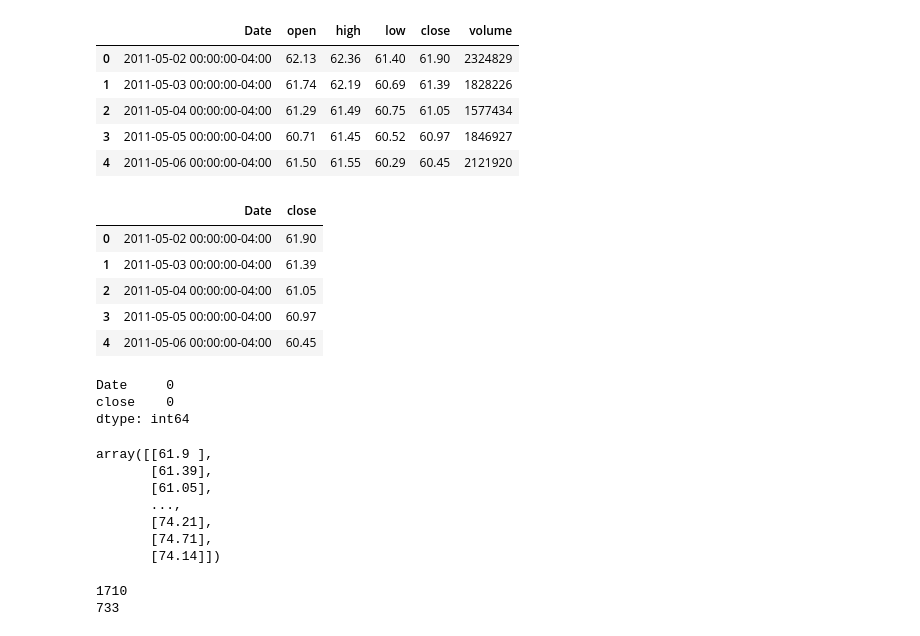
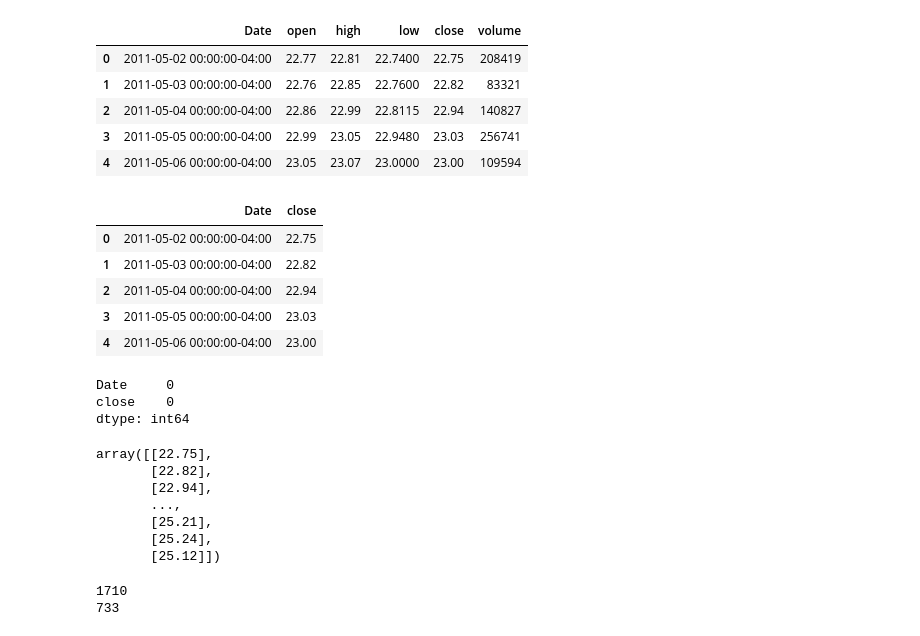
Before and after one commit to ummearusha/Insuring_Insurance_Payments, a Jupyter notebook: price_predictor_jb.ipynb, the cells around one changed output. Cells and saved outputs as stored; diff of their text form; code cells hidden in the pictures.

```diff
--- a/price_predictor_jb.ipynb
+++ b/price_predictor_jb.ipynb
@@ -20,27 +20,27 @@ from pathlib import Path
 import plotly.graph_objs as go
 # %%
 #Importing CSV
-csvpath = Path("Resources/VNQ.csv")
+csvpath = Path("Resources/PZA.csv")
 ETF = pd.read_csv(csvpath)
 ETF.head()
 # %% [output]
 |  | Date | open | high | low | close | volume |
-| 0 | 2011-05-02 00:00:00-04:00 | 62.13 | 62.36 | 61.40 | 61.90 | 2324829 |
-| 1 | 2011-05-03 00:00:00-04:00 | 61.74 | 62.19 | 60.69 | 61.39 | 1828226 |
-| 2 | 2011-05-04 00:00:00-04:00 | 61.29 | 61.49 | 60.75 | 61.05 | 1577434 |
-| 3 | 2011-05-05 00:00:00-04:00 | 60.71 | 61.45 | 60.52 | 60.97 | 1846927 |
-| 4 | 2011-05-06 00:00:00-04:00 | 61.50 | 61.55 | 60.29 | 60.45 | 2121920 |
+| 0 | 2011-05-02 00:00:00-04:00 | 22.77 | 22.81 | 22.7400 | 22.75 | 208419 |
+| 1 | 2011-05-03 00:00:00-04:00 | 22.76 | 22.85 | 22.7600 | 22.82 | 83321 |
+| 2 | 2011-05-04 00:00:00-04:00 | 22.86 | 22.99 | 22.8115 | 22.94 | 140827 |
+| 3 | 2011-05-05 00:00:00-04:00 | 22.99 | 23.05 | 22.9480 | 23.03 | 256741 |
+| 4 | 2011-05-06 00:00:00-04:00 | 23.05 | 23.07 | 23.0000 | 23.00 | 109594 |
 # %%
 # Removing all columns but close_price
 ETF.drop(columns=['open', 'high', 'low', 'volume'], inplace=True)
 ETF.head()
 # %% [output]
 |  | Date | close |
-| 0 | 2011-05-02 00:00:00-04:00 | 61.90 |
-| 1 | 2011-05-03 00:00:00-04:00 | 61.39 |
-| 2 | 2011-05-04 00:00:00-04:00 | 61.05 |
-| 3 | 2011-05-05 00:00:00-04:00 | 60.97 |
-| 4 | 2011-05-06 00:00:00-04:00 | 60.45 |
+| 0 | 2011-05-02 00:00:00-04:00 | 22.75 |
+| 1 | 2011-05-03 00:00:00-04:00 | 22.82 |
+| 2 | 2011-05-04 00:00:00-04:00 | 22.94 |
+| 3 | 2011-05-05 00:00:00-04:00 | 23.03 |
+| 4 | 2011-05-06 00:00:00-04:00 | 23.00 |
 # %%
 #Checking For Nulls
 ETF.isnull().sum()
@@ -60,13 +60,13 @@ close_train = close_data[:split]
 close_test = close_data[split:]
 close_train
 # %% [output]
-array([[61.9 ],
-       [61.39],
-       [61.05],
+array([[22.75],
+       [22.82],
+       [22.94],
        ...,
-       [74.21],
-       [74.71],
-       [74.14]])
+       [25.21],
+       [25.24],
+       [25.12]])
 # %%
 date_data = ETF['Date']
 date_train = ETF['Date'][:split]
```
Also changed, not shown: parts of 8 cells of this notebook, 2 other files.
